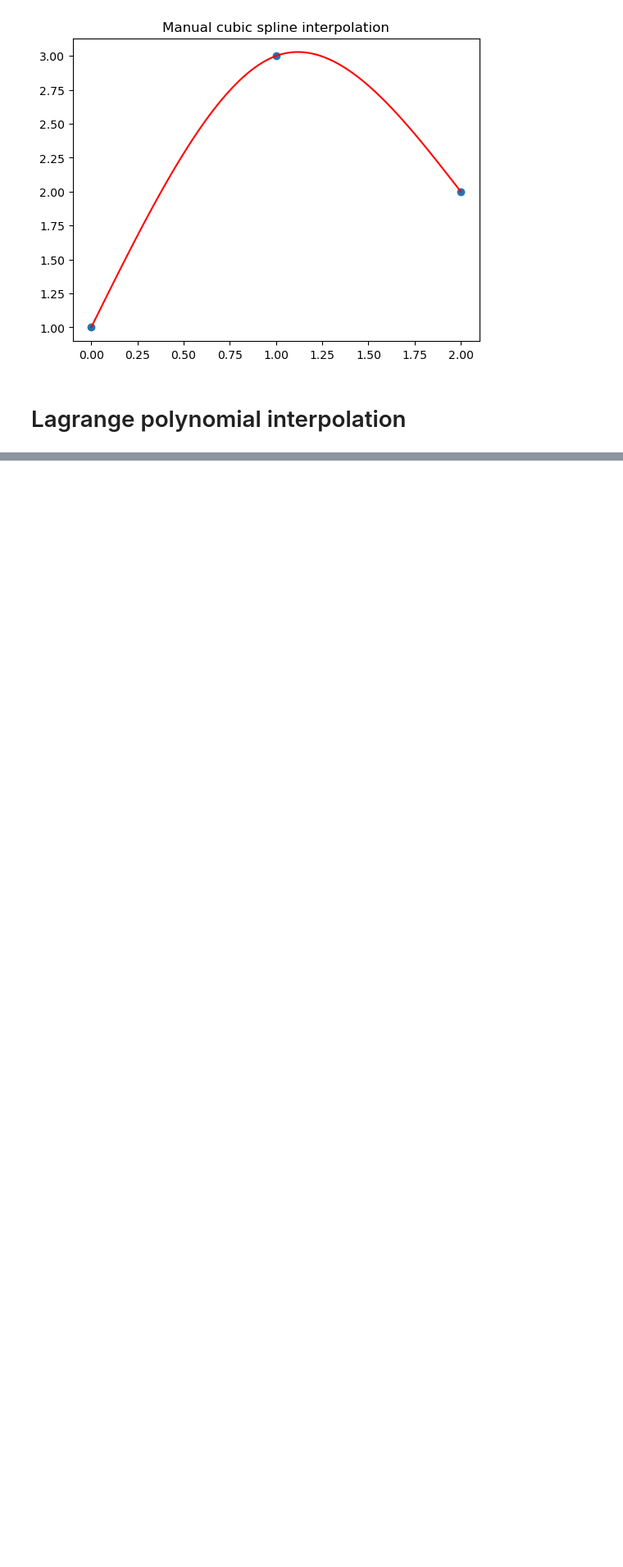
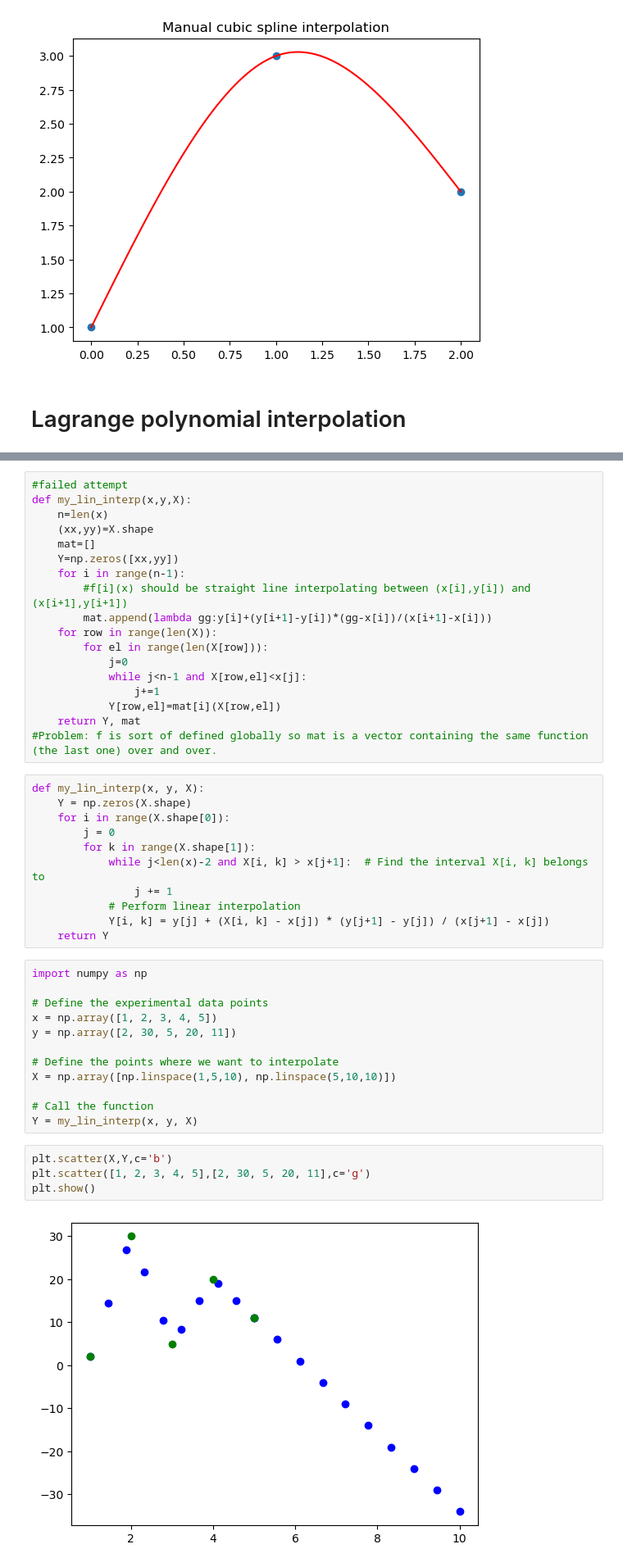
Before and after one commit to nicolopr/Notes-Numerics, a Jupyter notebook: 17 - Interpolation.ipynb, the cells around one changed output, grey strips where cells are left out. Shown at 82% size. Drawn from its saved outputs; the diff is of its cells as text; blank space fills up the shorter version.

```diff
--- a/17 - Interpolation.ipynb
+++ b/17 - Interpolation.ipynb
@@ -145,0 +275,47 @@ plt.show()
+# %%
+#failed attempt
+def my_lin_interp(x,y,X):
+    n=len(x)
+    (xx,yy)=X.shape
+    mat=[]
+    Y=np.zeros([xx,yy])
+    for i in range(n-1):
+        #f[i](x) should be straight line interpolating between (x[i],y[i]) and (x[i+1],y[i+1])
+        mat.append(lambda gg:y[i]+(y[i+1]-y[i])*(gg-x[i])/(x[i+1]-x[i]))
+    for row in range(len(X)):
+        for el in range(len(X[row])):
+            j=0
+            while j<n-1 and X[row,el]<x[j]:
+                j+=1
+            Y[row,el]=mat[i](X[row,el])
+    return Y, mat
+#Problem: f is sort of defined globally so mat is a vector containing the same function (the last one) over and over.
+# %%
+def my_lin_interp(x, y, X):
+    Y = np.zeros(X.shape)
+    for i in range(X.shape[0]):
+        j = 0
+        for k in range(X.shape[1]):
+            while j<len(x)-2 and X[i, k] > x[j+1]:  # Find the interval X[i, k] belongs to
+                j += 1
+            # Perform linear interpolation
+            Y[i, k] = y[j] + (X[i, k] - x[j]) * (y[j+1] - y[j]) / (x[j+1] - x[j])
+    return Y
+# %%
+import numpy as np
+
+# Define the experimental data points
+x = np.array([1, 2, 3, 4, 5])
+y = np.array([2, 30, 5, 20, 11])
+
+# Define the points where we want to interpolate
+X = np.array([np.linspace(1,5,10), np.linspace(5,10,10)])
+
+# Call the function
+Y = my_lin_interp(x, y, X)
+# %%
+plt.scatter(X,Y,c='b')
+plt.scatter([1, 2, 3, 4, 5],[2, 30, 5, 20, 11],c='g')
+plt.show()
+# %% [output]
+[figure, added]
```
Also changed, not shown: parts of 22 cells of this notebook, 1 other file.
